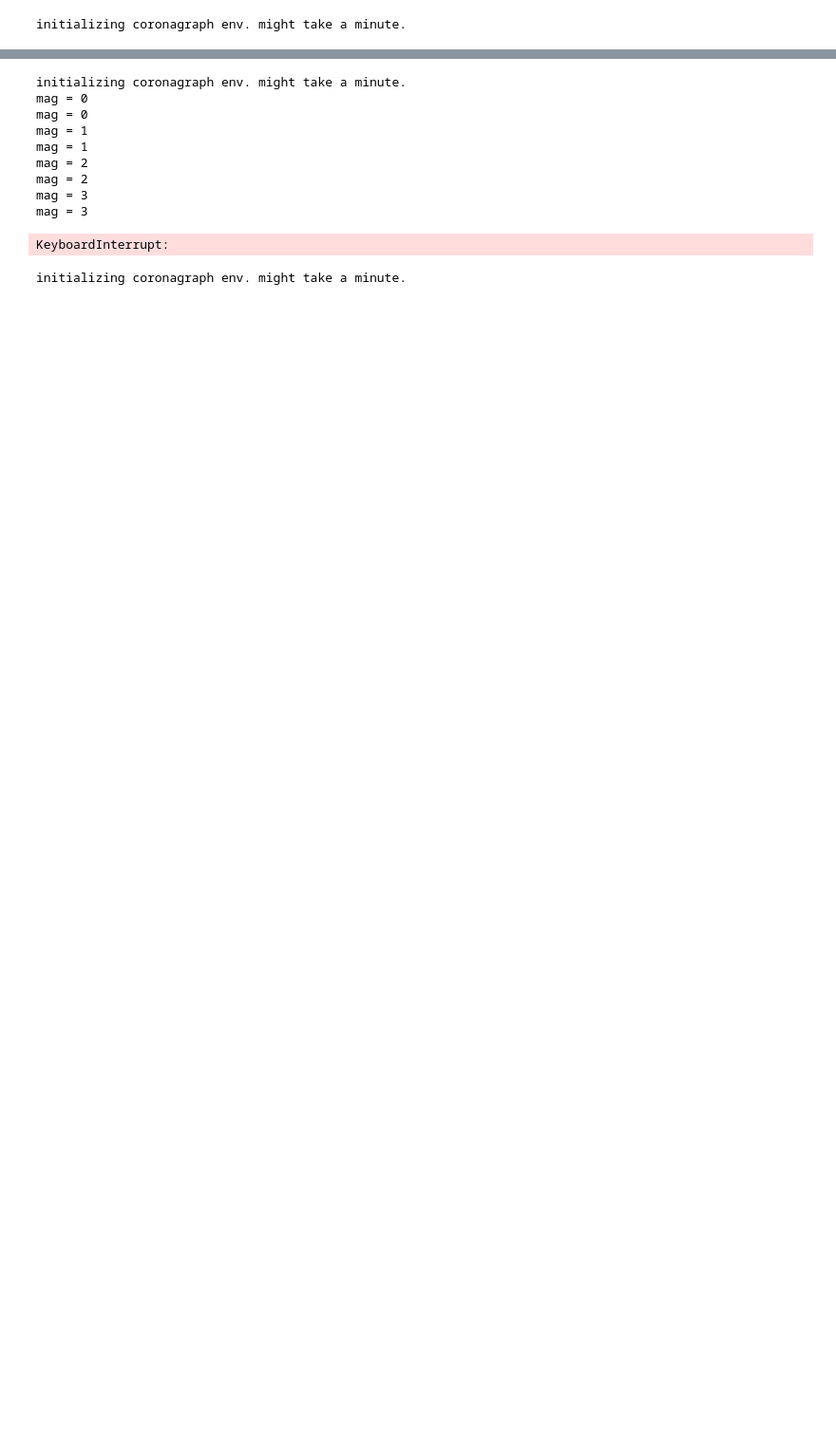
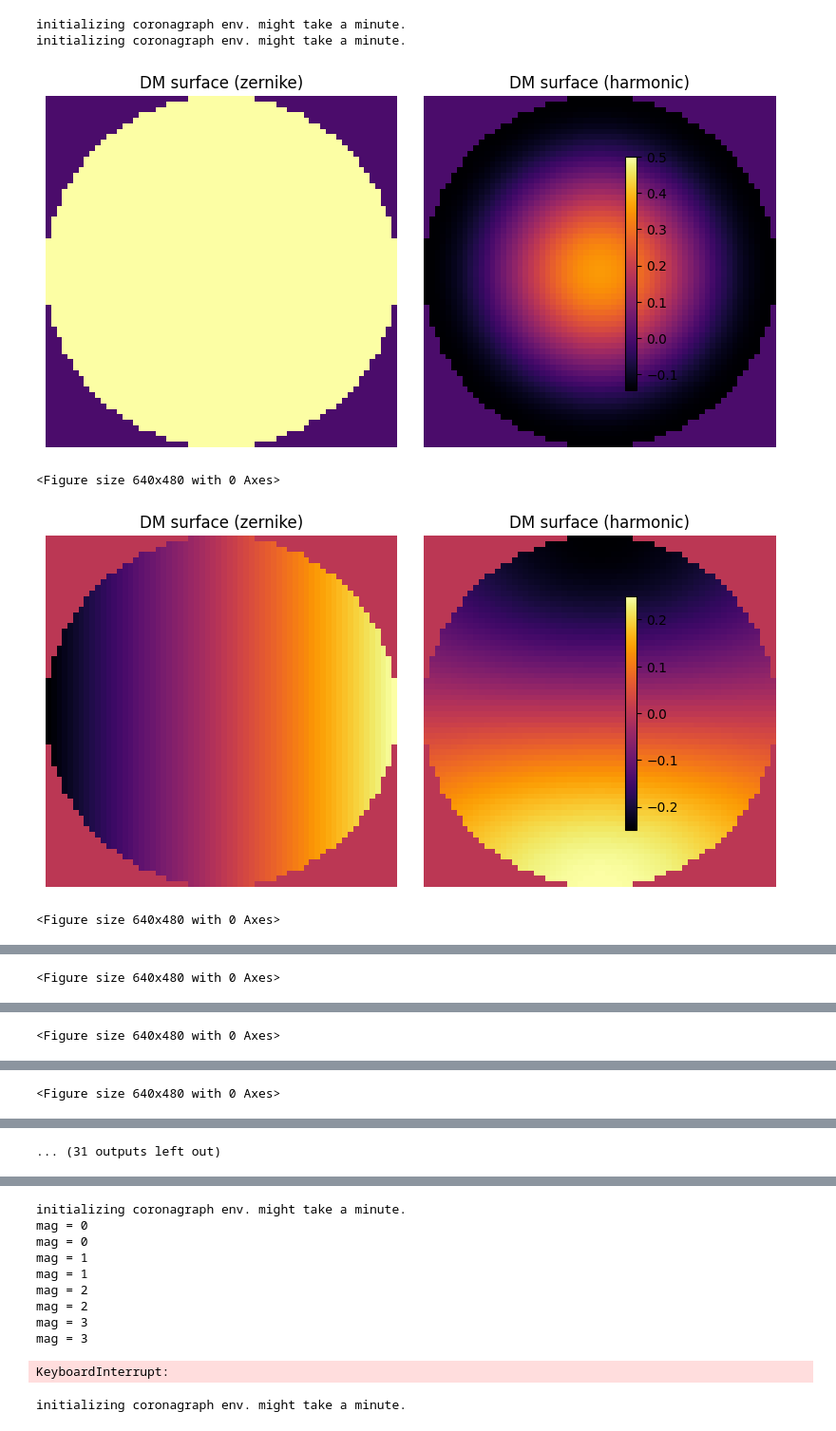
Before and after one commit to AlexeiKorolev/NASA-RL-Wavefront-Control, a Jupyter notebook: RL/coronagraph_properties.ipynb, the cells around one changed output, grey strips where cells are left out. Shown at 95% size. Cells and saved outputs as stored; diff of their text form; code cells hidden in the pictures; blank space fills up the shorter version.

Commit message:
basis compatibility

```diff
--- a/RL/coronagraph_properties.ipynb
+++ b/RL/coronagraph_properties.ipynb
@@ -8,13 +8,40 @@ from collections import defaultdict
 %load_ext autoreload
 %autoreload 2
 # %%
-e = CoronagraphEnvironment(num_modes=4, pixels=64, oversizing_factor=1, num_airy=5, pixels_per_spacial_res=2, coronagraph_charge=6, num_iterations=1)
+e = CoronagraphEnvironment(num_modes=21, pixels=64, oversizing_factor=1, num_airy=5, pixels_per_spacial_res=2, coronagraph_charge=6, num_iterations=1, basis='zernike')
+e2 = CoronagraphEnvironment(num_modes=21, pixels=64, oversizing_factor=1, num_airy=5, pixels_per_spacial_res=2, coronagraph_charge=6, num_iterations=1, basis='harmonic')
 
-max_c = 0
 
-for _ in range(1000):
-    e.reset()
-    c = e._get_obs()['strehl']
-    max_c = max(c, max_c)
+for i in range(21):
+    e.deformable_mirror.flatten()
+    e2.deformable_mirror.flatten()
+
+    action = np.zeros(shape=(21,))
+    action[i] = 0.5  # Apply a small poke on mode i
+    e.set_dm(action=action)
+    e2.set_dm(action=action)
+    s1 = e.deformable_mirror.surface.reshape((64, 64))
+    s2 = e2.deformable_mirror.surface.reshape((64, 64))
+    vmin = min(s1.min(), s2.min())
+    vmax = max(s1.max(), s2.max())
+
+    fig, axes = plt.subplots(1, 2, figsize=(8, 4))
+    im0 = axes[0].imshow(s1, cmap='inferno', vmin=vmin, vmax=vmax)
+    axes[0].set_title('DM surface (zernike)')
+    axes[0].axis('off')
+    im1 = axes[1].imshow(s2, cmap='inferno', vmin=vmin, vmax=vmax)
+    axes[1].set_title('DM surface (harmonic)')
+    axes[1].axis('off')
+    fig.colorbar(im1, ax=axes.ravel().tolist(), shrink=0.8)
+    plt.tight_layout()
+
+    # ensure the following imshow draws on a new figure
+    plt.figure()
+    plt.show()
 # %% [output]
 initializing coronagraph env. might take a minute.
+initializing coronagraph env. might take a minute.
+[figure, added]
+<Figure size 640x480 with 0 Axes>
+[figure, added]
+<Figure size 640x480 with 0 Axes>
@@ -20,0 +49 @@ initializing coronagraph env. might take a minute.
+<Figure size 640x480 with 0 Axes>
@@ -20,0 +51 @@ initializing coronagraph env. might take a minute.
+<Figure size 640x480 with 0 Axes>
@@ -20,0 +53 @@ initializing coronagraph env. might take a minute.
+<Figure size 640x480 with 0 Axes>
@@ -20,0 +55 @@ initializing coronagraph env. might take a minute.
+... (31 outputs left out)
```
Also changed, not shown: parts of 3 cells of this notebook, 9 other files.
